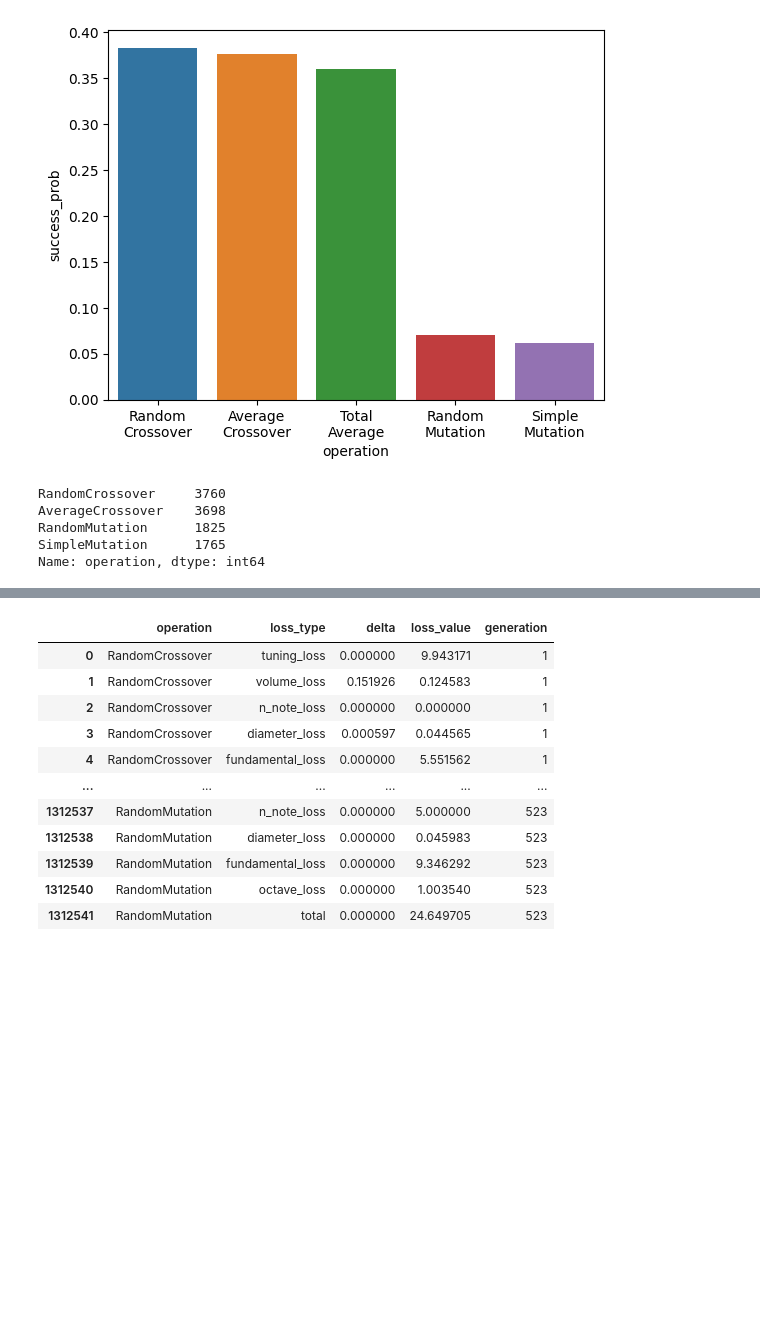
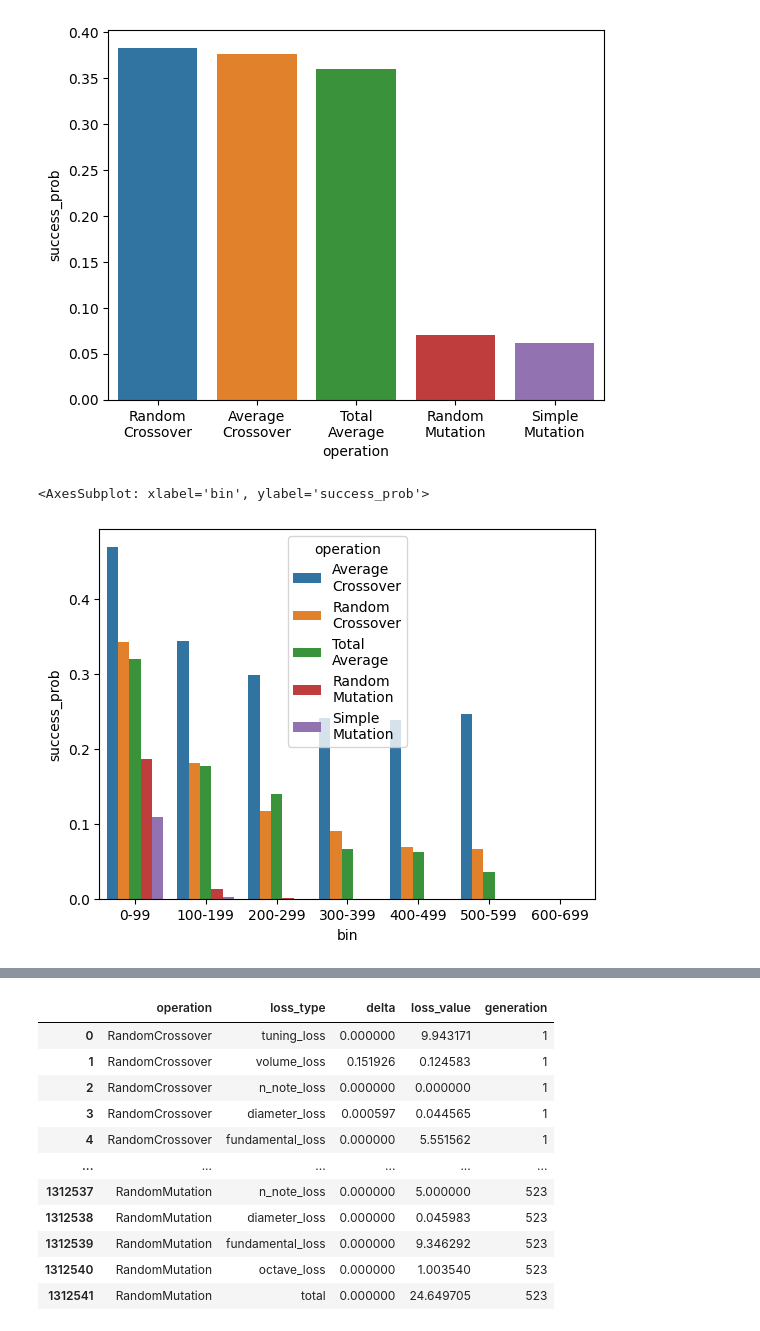
Before and after one commit to Didgitaldoo/didge-lab, a Jupyter notebook: src/experiments/arusha/analyze_evolution.ipynb, the cells around one changed output, grey strips where cells are left out. Saved outputs shown, nothing was run; the diff lists cells and outputs as text; code cells hidden in the pictures; blank space fills up the shorter version.

```diff
--- a/src/experiments/arusha/analyze_evolution.ipynb
+++ b/src/experiments/arusha/analyze_evolution.ipynb
@@ -160,11 +162,16 @@ sns.barplot(data=success_probs.query("loss=='total'"), x="operation", y="success
 # %% [output]
 <AxesSubplot: xlabel='operation', ylabel='success_prob'>
 [figure]
-# %%
-deltas.query("loss=='total'").operation.value_counts()
-# %% [output]
-RandomCrossover     3760
-AverageCrossover    3698
-RandomMutation      1825
-SimpleMutation      1765
-Name: operation, dtype: int64
+# %%
+deltas["bin"] = np.round(deltas.generation / 100)*100
+df = []
+for bin in deltas.bin.unique():
+    success_probs = get_success_probs(deltas.query("bin==@bin and loss_type=='total'"))
+    success_probs["bin"] = f"{int(bin)}-{int(bin)+99}"
+    df.append(success_probs)
+df = pd.concat(df)
+
+sns.barplot(data=df, x="bin", y="success_prob", hue="operation")
+# %% [output]
+<AxesSubplot: xlabel='bin', ylabel='success_prob'>
+[figure, added]
```
Also changed, not shown: parts of 5 cells of this notebook, 3 other files.
